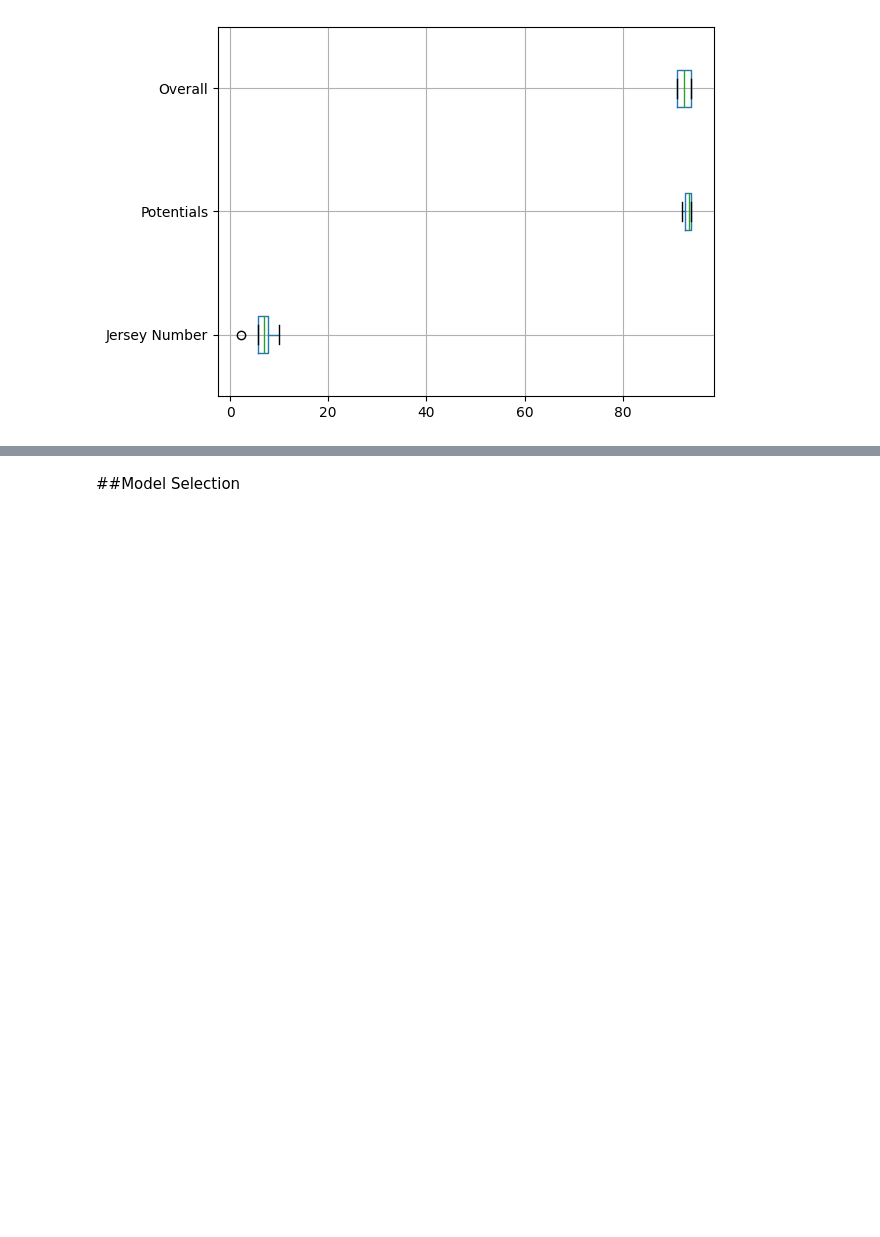
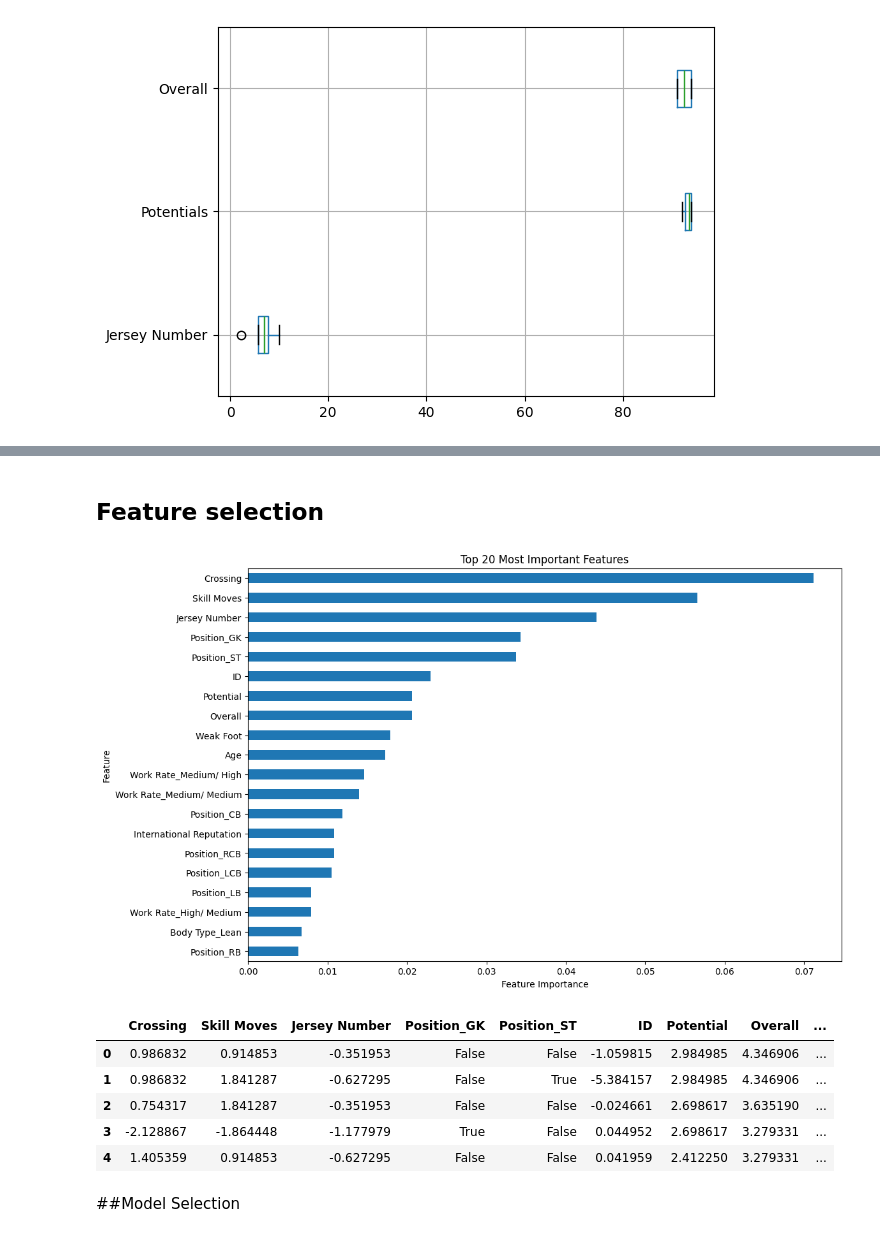
Before and after one commit to Manitheboss/Sports-Data-Analysis, a Jupyter notebook: Main_Project_Sports_Data_Analysis.ipynb, the cells around one changed output, grey strips where cells are left out. Drawn from its saved outputs; the diff is of its cells as text; code cells hidden in the pictures; blank space fills up the shorter version.

```diff
--- a/Main_Project_Sports_Data_Analysis.ipynb
+++ b/Main_Project_Sports_Data_Analysis.ipynb
@@ -270,3 +307,63 @@ plt.show()
+# %% [markdown]
+## Feature selection
+# %%
+import pandas as pd
+import numpy as np
+import matplotlib.pyplot as plt
+from sklearn.preprocessing import StandardScaler
+from sklearn.ensemble import RandomForestClassifier
+
+# Load data
+df = pd.read_csv('https://raw.githubusercontent.com/Manitheboss/Sports-Data-Analysis/refs/heads/main/DatasetLink.csv')
+
+# Drop rows with missing 'Finishing' values (target column)
+df.dropna(subset=['Finishing'], inplace=True)
+
+# One-hot encode categorical columns
+categorical_cols = df.select_dtypes(include=['object']).columns
+df_encoded = pd.get_dummies(df, columns=categorical_cols, drop_first=True)
+
+# Scale numerical columns
+scaler = StandardScaler()
+numerical_cols = df_encoded.select_dtypes(include=np.number).columns
+df_encoded[numerical_cols] = scaler.fit_transform(df_encoded[numerical_cols])
+
+# Features and target
+X = df_encoded.drop(columns=['Finishing'])
+y = df_encoded['Finishing']
+
+# Bin the target into 5 categories
+y_binned = pd.cut(y, bins=5, labels=False)
+
+# Random Forest
+forest = RandomForestClassifier(random_state=42)
+forest.fit(X, y_binned)
+
+# Feature importance
+importances = forest.feature_importances_
+feature_importances = pd.Series(importances, index=X.columns).sort_values(ascending=False)
+
+# Plot top 20 features
+plt.figure(figsize=(12, 8))
+feature_importances.head(20).plot(kind='barh')
+plt.title('Top 20 Most Important Features')
+plt.xlabel('Feature Importance')
+plt.ylabel('Feature')
+plt.gca().invert_yaxis()
+plt.show()
+
+# Select top 20 features
+top_20_features = feature_importances.head(20).index
+X_selected = X[top_20_features]
+display(X_selected.head())
+# %% [output]
+[figure, added]
+|  | Crossing | Skill Moves | Jersey Number | Position_GK | Position_ST | ID | Potential | Overall | ... |
+| 0 | 0.986832 | 0.914853 | -0.351953 | False | False | -1.059815 | 2.984985 | 4.346906 | ... |
+| 1 | 0.986832 | 1.841287 | -0.627295 | False | True | -5.384157 | 2.984985 | 4.346906 | ... |
+| 2 | 0.754317 | 1.841287 | -0.351953 | False | False | -0.024661 | 2.698617 | 3.635190 | ... |
+| 3 | -2.128867 | -1.864448 | -1.177979 | True | False | 0.044952 | 2.698617 | 3.279331 | ... |
+| 4 | 1.405359 | 0.914853 | -0.627295 | False | False | 0.041959 | 2.412250 | 3.279331 | ... |
 # %% [markdown]
 ##Model Selection
 # %%
```
Also changed, not shown: parts of 3 cells of this notebook.
